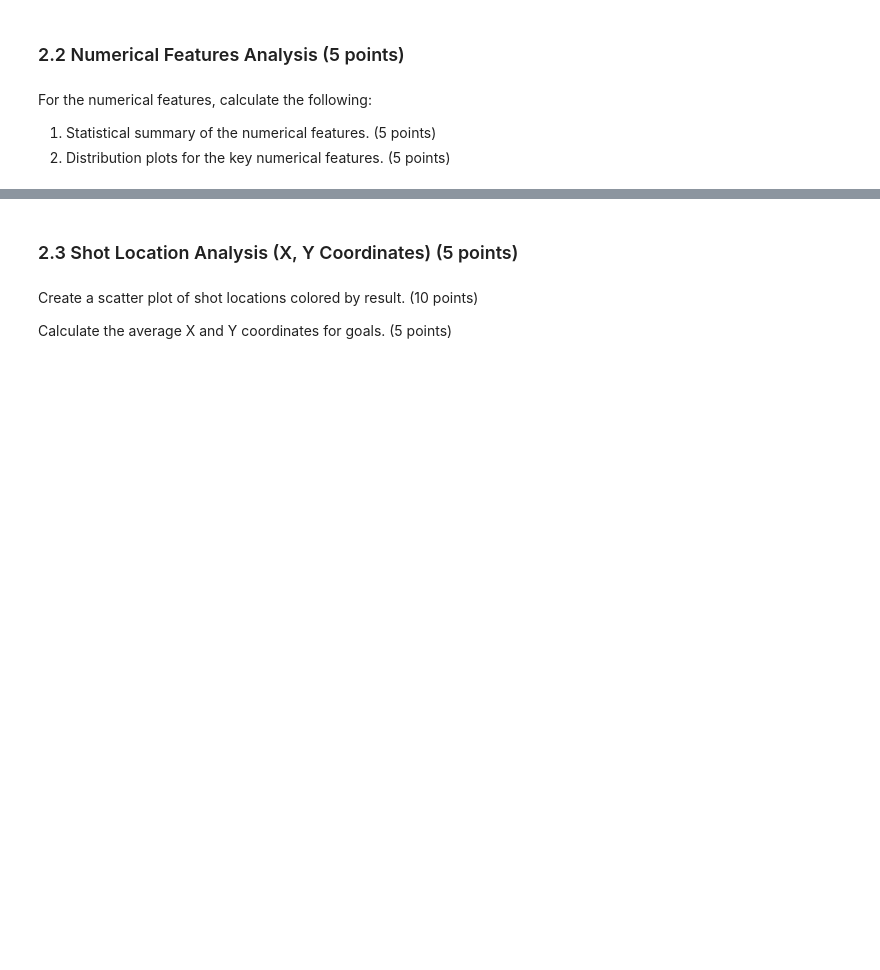
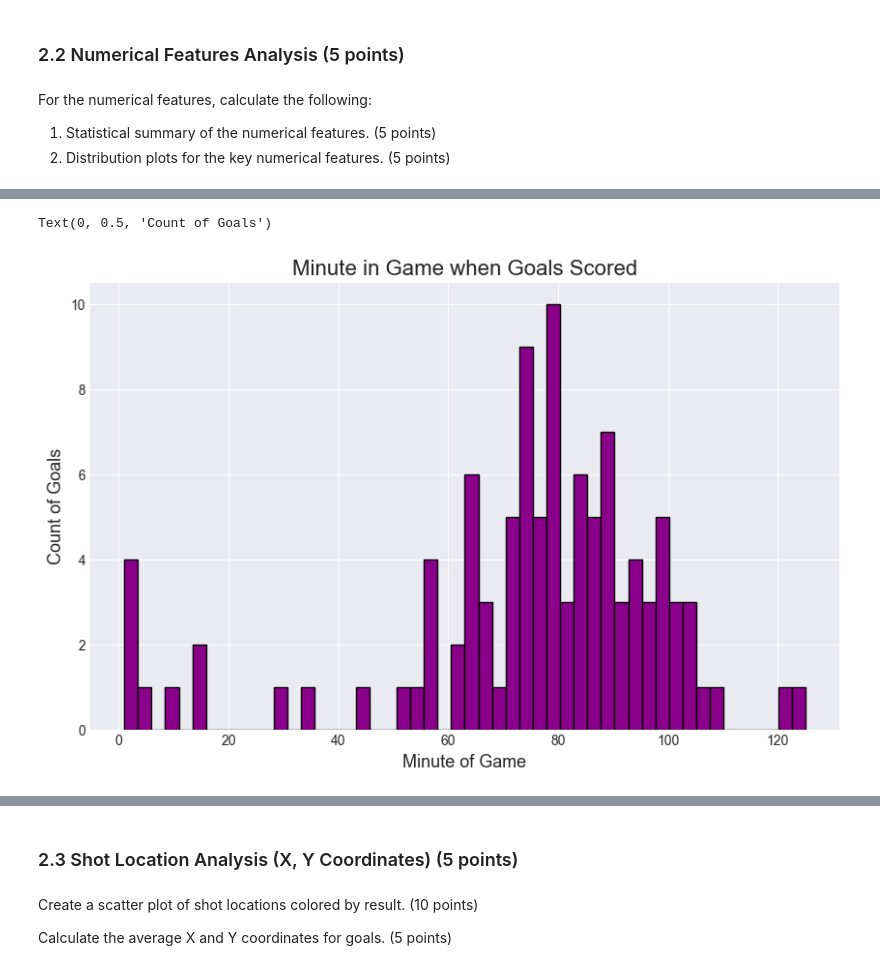
Before and after one commit to smgibson19/ds701_fa25_midterm_challenge_sports, a Jupyter notebook: LALIGA_Analysis_Challenge.ipynb, the cells around one changed output, grey strips where cells are left out. Cells and saved outputs as stored; diff of their text form; code cells hidden in the pictures; blank space fills up the shorter version.

Commit message:
visual 1

```diff
--- a/LALIGA_Analysis_Challenge.ipynb
+++ b/LALIGA_Analysis_Challenge.ipynb
@@ -259,0 +267,16 @@ For the numerical features, calculate the following:
+# %%
+# distribution of minute of events
+mins = df.groupby(['minute', 'result']).size().reset_index()
+mins = mins[mins['result'] == 'Goal']
+mins.rename(columns = {0: 'count'}, inplace= True)
+
+
+
+plt.figure(figsize=(10, 6))
+mins['count'].hist(bins = 50, edgecolor='black', color = 'darkmagenta')
+plt.title('Minute in Game when Goals Scored', fontsize= 16)
+plt.xlabel('Minute of Game', fontsize= 13)
+plt.ylabel('Count of Goals', fontsize= 13)
+# %% [output]
+Text(0, 0.5, 'Count of Goals')
+[figure, added]
```
Also changed, not shown: parts of 6 cells of this notebook.
